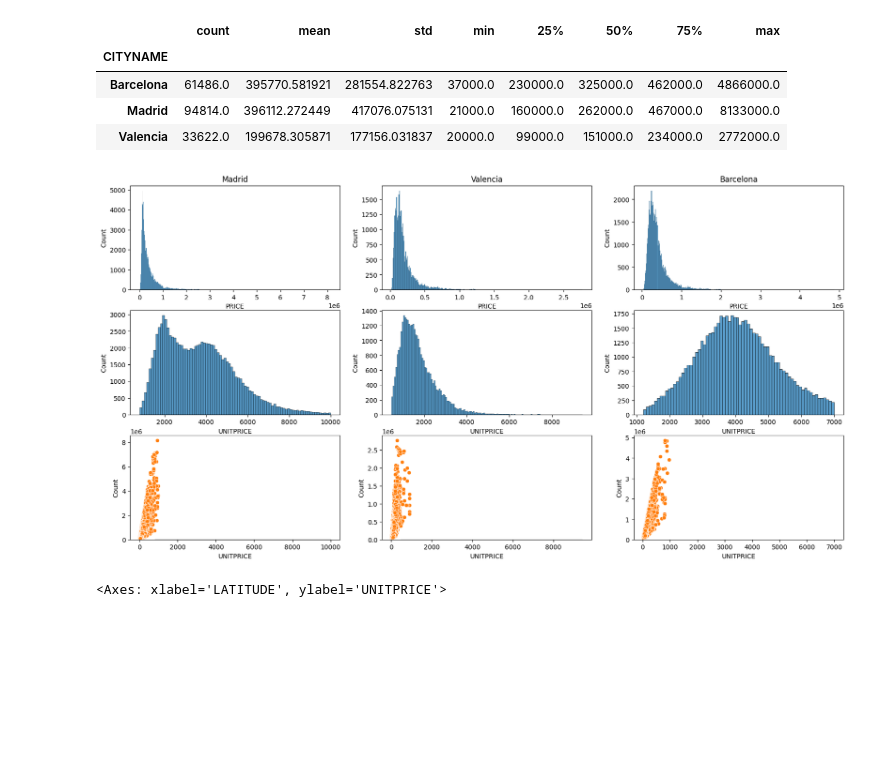
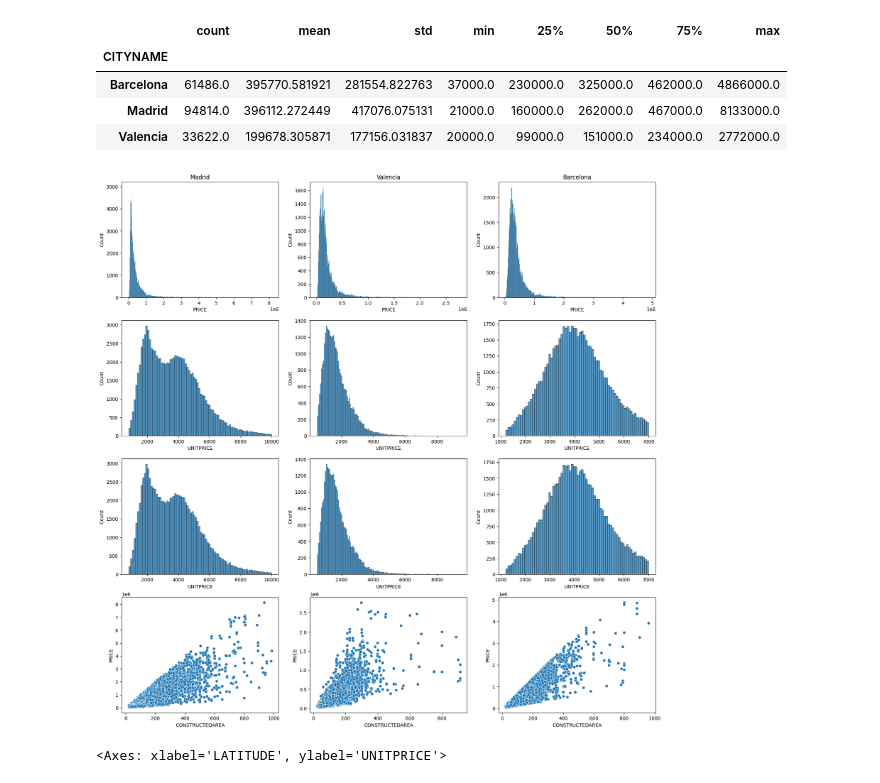
Before and after one commit to LucasDR140603/Proyecto-Idealista, a Jupyter notebook: 01_limpieza_eda.ipynb, the cells around one changed output. Cells and saved outputs as stored; diff of their text form; code cells hidden in the pictures; blank space fills up the shorter version.

```diff
--- a/01_limpieza_eda.ipynb
+++ b/01_limpieza_eda.ipynb
@@ -317,32 +317,33 @@ df.groupby('CITYNAME')['PRICE'].describe()
 # %%
 df=df[(df['DISTANCE_TO_CITY_CENTER']<150)]
 ciudades=df['CITYNAME'].unique()
-plt.figure(figsize=(20,10))
+plt.figure(figsize=(20,20))
 for i,c in enumerate(ciudades):
-    plt.subplot(3,len(ciudades),(i+1))
+    plt.subplot(4,len(ciudades),(i+1))
     sns.histplot(
         x='PRICE',
         data=df[df['CITYNAME']==c]
     )
     plt.title(c)
-    plt.subplot(3,len(ciudades),(i+4))
+    plt.subplot(4,len(ciudades),(i+4))
     sns.histplot(
         x='UNITPRICE',
         data=df[df['CITYNAME']==c]
     )
-    plt.subplot(3,len(ciudades),(i+7))
+    plt.subplot(4,len(ciudades),(i+7))
     sns.histplot(
         x='UNITPRICE',
         data=df[df['CITYNAME']==c]
     )
+    plt.subplot(4,len(ciudades),(i+10))
     sns.scatterplot(
         x='CONSTRUCTEDAREA',
         y='PRICE',
         data=df[df['CITYNAME']==c]
     )
 plt.show()
 # %% [output]
-[figure, old version]
+[figure, new version]
 # %%
 sns.scatterplot(
     x='LATITUDE',
```
Also changed, not shown: parts of 4 cells of this notebook.
